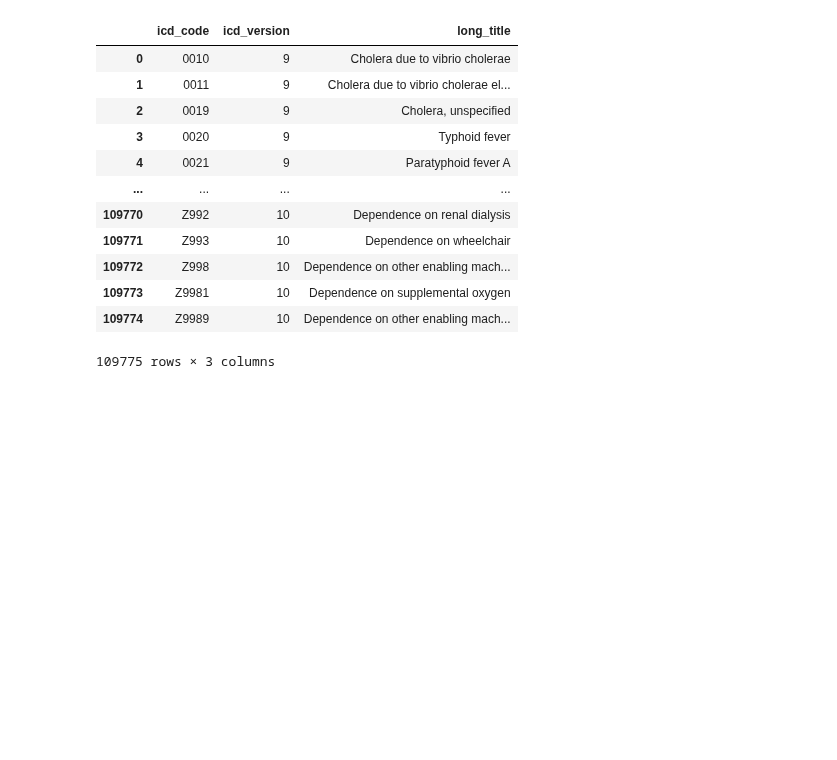
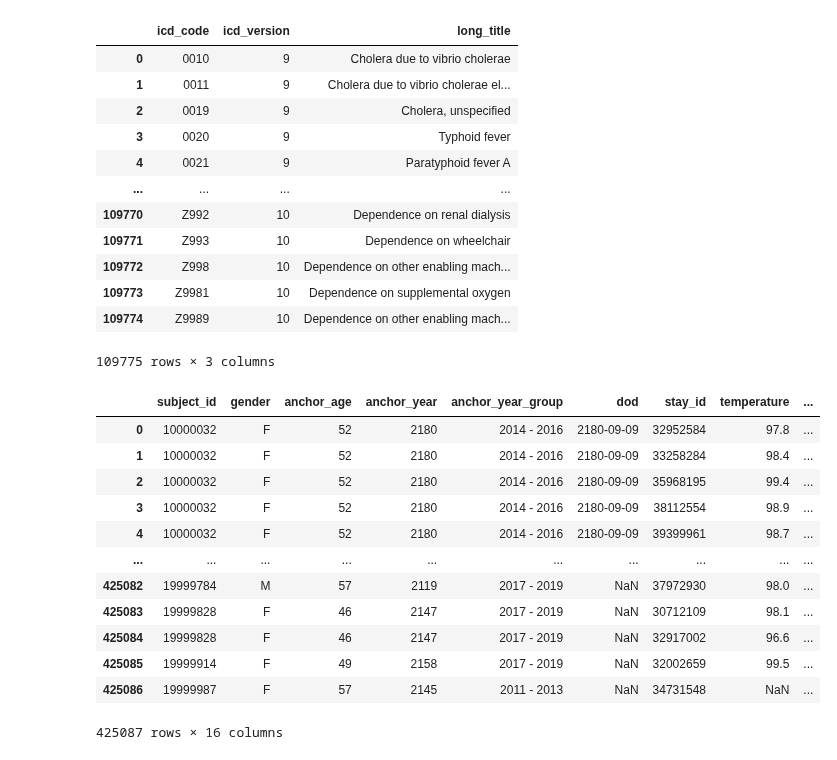
Before and after one commit to isabelkim/MI-IRL-KP, a Jupyter notebook: mdp.ipynb, the cells around one changed output. Drawn from its saved outputs; the diff is of its cells as text; code cells hidden in the pictures; blank space fills up the shorter version.

Commit message:
Data tables

```diff
--- a/mdp.ipynb
+++ b/mdp.ipynb
@@ -15,13 +15,13 @@ def read_csv_to_dataframe(file_path):
         print(f"An error occurred: {str(e)}")
         return None
 # %%
-patient_df = read_csv_to_dataframe("data/patients.csv")
+patients_df = read_csv_to_dataframe("data/patients.csv")
 prescriptions_df = read_csv_to_dataframe("data/prescriptions.csv")
 inputevents_df = read_csv_to_dataframe("data/inputevents.csv")
 procedureevents_df = read_csv_to_dataframe("data/procedureevents.csv")
 d_icd_diagnoses_df = read_csv_to_dataframe("data/d_icd_diagnoses.csv")
 triage_df = read_csv_to_dataframe("data/triage.csv")
-vitalsign_df = read_csv_to_dataframe("data/triage.csv")
+vitalsign_df = read_csv_to_dataframe("data/vitalsign.csv")
 # %%
 prescriptions_df.columns
 # %% [output]
@@ -63,3 +63,21 @@ d_icd_diagnoses_df
 | 109773 | Z9981 | 10 | Dependence on supplemental oxygen |
 | 109774 | Z9989 | 10 | Dependence on other enabling mach... |
 109775 rows × 3 columns
+# %%
+data_pt = pd.merge(patients_df, triage_df, on='subject_id', how='inner')
+# %%
+data_pt
+# %% [output]
+|  | subject_id | gender | anchor_age | anchor_year | anchor_year_group | dod | stay_id | temperature | ... |
+| 0 | 10000032 | F | 52 | 2180 | 2014 - 2016 | 2180-09-09 | 32952584 | 97.8 | ... |
+| 1 | 10000032 | F | 52 | 2180 | 2014 - 2016 | 2180-09-09 | 33258284 | 98.4 | ... |
+| 2 | 10000032 | F | 52 | 2180 | 2014 - 2016 | 2180-09-09 | 35968195 | 99.4 | ... |
+| 3 | 10000032 | F | 52 | 2180 | 2014 - 2016 | 2180-09-09 | 38112554 | 98.9 | ... |
+| 4 | 10000032 | F | 52 | 2180 | 2014 - 2016 | 2180-09-09 | 39399961 | 98.7 | ... |
+| ... | ... | ... | ... | ... | ... | ... | ... | ... | ... |
+| 425082 | 19999784 | M | 57 | 2119 | 2017 - 2019 | NaN | 37972930 | 98.0 | ... |
+| 425083 | 19999828 | F | 46 | 2147 | 2017 - 2019 | NaN | 30712109 | 98.1 | ... |
+| 425084 | 19999828 | F | 46 | 2147 | 2017 - 2019 | NaN | 32917002 | 96.6 | ... |
+| 425085 | 19999914 | F | 49 | 2158 | 2017 - 2019 | NaN | 32002659 | 99.5 | ... |
+| 425086 | 19999987 | F | 57 | 2145 | 2011 - 2013 | NaN | 34731548 | NaN | ... |
+425087 rows × 16 columns
```
Also changed, not shown: parts of 3 cells of this notebook.
